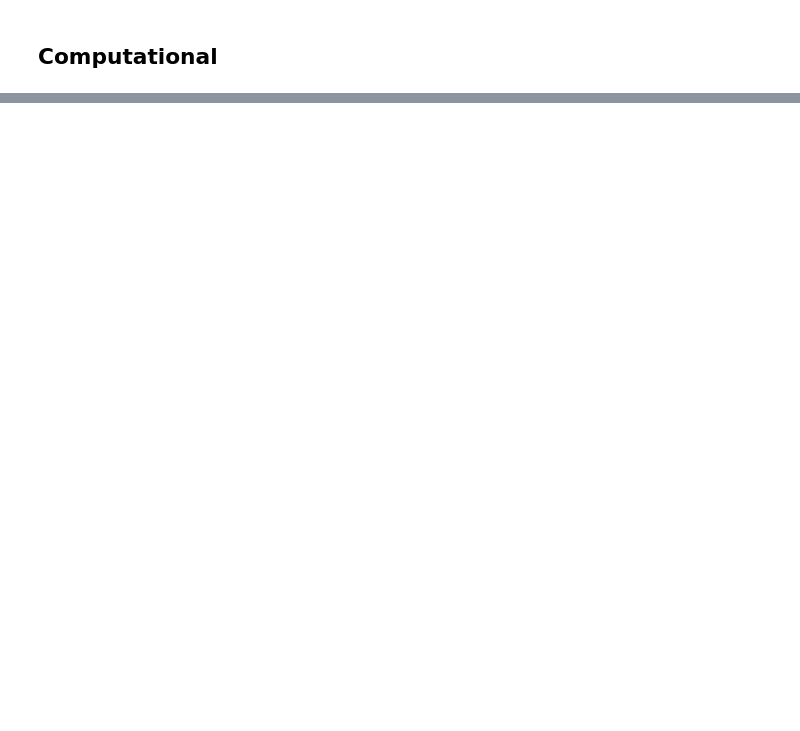
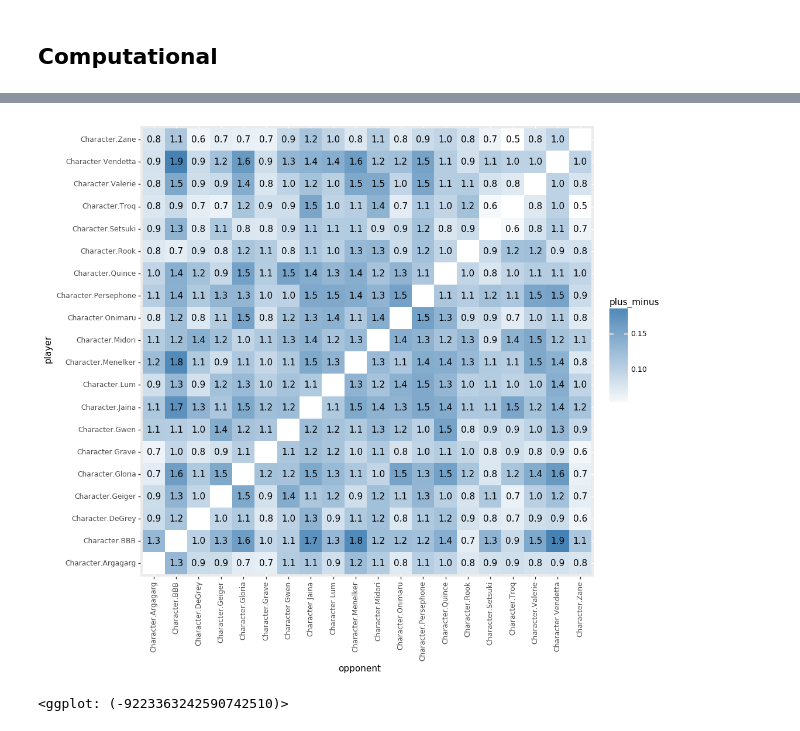
Before and after one commit to cpennington/yomi-skill, a Jupyter notebook: Counterpick Computations.ipynb, the cells around one changed output, grey strips where cells are left out. Drawn from its saved outputs; the diff is of its cells as text; code cells hidden in the pictures; blank space fills up the shorter version.

```diff
--- a/Counterpick Computations.ipynb
+++ b/Counterpick Computations.ipynb
@@ -141,3 +204,0 @@ sets = historical_record[historical_record.standard_format].groupby(['match_date
-# %%
-cast = historical_record[historical_record.standard_format].character_1.unique()
-matchups = [(l, r) for l in cast for r in cast]
@@ -275,0 +511,22 @@ class Meta:
+# %%
+import bootstrapped.bootstrap as bs
+import bootstrapped.stats_functions as bs_stats
+from functools import partial
+
+if False:
+    #bs.bootstrap?
+    result = bs.bootstrap(
+        historical_games.values,
+        stat_func=partial(expected_wins, exclude=[Character.Zane, Character.DeGrey, Character.Troq, Character.Geiger]),
+        num_iterations=100,
+        iteration_batch_size=10,
+        num_threads=4
+    )
+
+    for value, char, lower, upper in sorted(
+        zip(result.value, sorted(Character), result.lower_bound, result.upper_bound),
+        reverse=True
+    ):
+        print(f"{char.name}: {value} [{lower}, {upper}]")
+# %%
+historical_games['match_year'] = historical_games.match_date.apply(lambda d: d.year)
@@ -275,0 +572,9 @@ class Meta:
+# %%
+mu_ci['plus'] = (mu_ci.win_pct_upper_bound - mu_ci.win_pct).abs()
+mu_ci['minus'] = (mu_ci.win_pct - mu_ci.win_pct_lower_bound).abs()
+mu_ci['plus_minus'] = mu_ci[['plus', 'minus']].max(axis=1)
+mu_ci['lose_pct'] = 1-mu_ci.win_pct
+mu_ci['Definitely +'] = mu_ci.win_pct - mu_ci.plus
+mu_ci['Maybe +'] = mu_ci.plus
+mu_ci['Maybe -'] = mu_ci.minus
+mu_ci['Definitely -'] = mu_ci.lose_pct - mu_ci.minus
@@ -275,0 +602,13 @@ class Meta:
+# %%
+from plotnine import *
+
+(
+    ggplot(mu_ci.reset_index(), aes(y='player', x='opponent', fill='plus_minus'))
+    + geom_tile(na_rm=True)
+    + geom_text(aes(label='round(plus_minus*100)/10'), na_rm=True)
+    + theme(axis_text_x = element_text(angle = 90), figure_size=(10, 10))
+    + scale_fill_gradient(low='white', high='steelblue')
+)
+# %% [output]
+[figure, added]
+<ggplot: (-9223363242590742510)>
```
Also changed, not shown: parts of 25 cells of this notebook, 5 other files.
